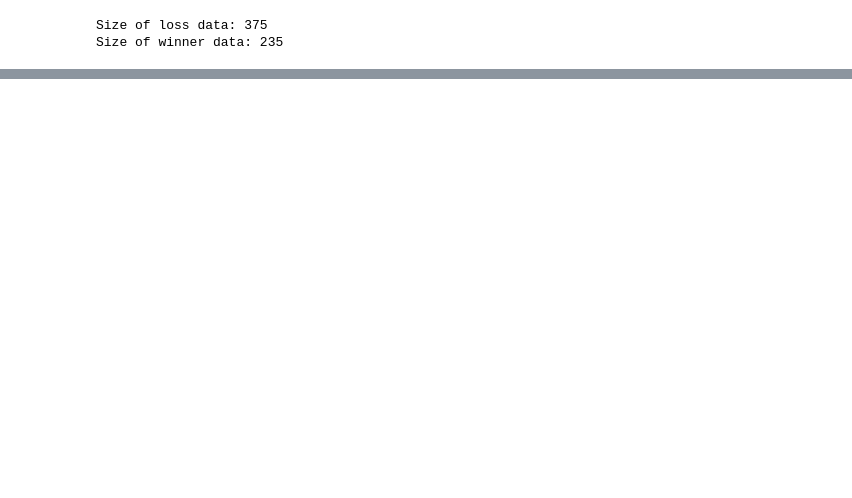
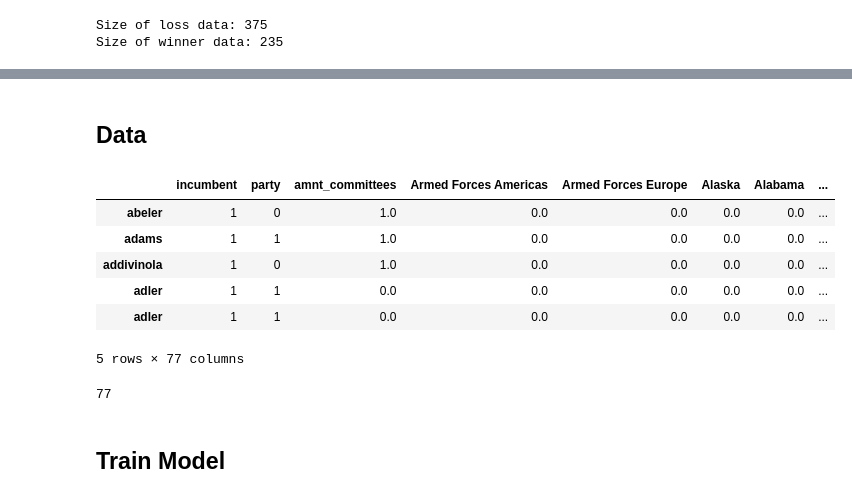
Before and after one commit to Nlorio/election-forecast, a Jupyter notebook: notebooks/3-modeling/FEC_poll_model.ipynb, the cells around one changed output, grey strips where cells are left out. Cells and saved outputs as stored; diff of their text form; code cells hidden in the pictures; blank space fills up the shorter version.

Commit message:
Have working model

```diff
--- a/notebooks/3-modeling/FEC_poll_model.ipynb
+++ b/notebooks/3-modeling/FEC_poll_model.ipynb
@@ -134,0 +251,8 @@ df
+# %%
+#Replace State Abbrevation with their full state name
+df.state
+states['MN']
+state_array = []
+for state in df.state:
+    state_array = np.append(state_array, states[state])
+df['state'] = state_array
@@ -134,0 +269,39 @@ df
+# %% [markdown]
+## Data
+# %%
+#Select only features and result from df
+df.columns
+data = df[['incumbent','party','amnt_committees',
+       'Armed Forces Americas', 'Armed Forces Europe', 'Alaska', 'Alabama',
+       'Armed Forces Pacific', 'Arkansas', 'American Samoa', 'Arizona',
+       'California', 'Colorado', 'Connecticut', 'District Of Columbia',
+       'Delaware', 'Florida', 'Georgia', 'Guam', 'Hawaii', 'Iowa', 'Idaho',
+       'Illinois', 'Indiana', 'Kansas', 'Kentucky', 'Louisiana',
+       'Massachusetts', 'Maryland', 'Maine', 'Michigan', 'Minnesota',
+       'Missouri', 'Northern Mariana Islands', 'Mississippi', 'Montana',
+       'North Carolina', 'North Dakota', 'Nebraska', 'New Hampshire',
+       'New Jersey', 'New Mexico', 'Nevada', 'New York', 'Ohio', 'Oklahoma',
+       'Oregon', 'Other', 'Pennsylvania', 'Puerto Rico', 'Rhode Island',
+       'South Carolina', 'South Dakota', 'Tennessee', 'Texas', 'Utah',
+       'Virginia', 'U.S. Virgin Islands', 'Vermont', 'Washington', 'Wisconsin',
+       'West Virginia', 'Wyoming', 'Foreign Countries', 'Donation Level 1',
+       'Donation Level 2', 'Donation Level 3', 'Donation Level 4',
+       'Donation Level 5','total_donations',
+       'estimated_num_d1_donors', 'estimated_num_d2_donors',
+       'estimated_num_d3_donors', 'estimated_num_d4_donors',
+       'estimated_num_d5_donors', 'spread', 'election_result']]
+data.head()
+# %% [output]
+|  | incumbent | party | amnt_committees | Armed Forces Americas | Armed Forces Europe | Alaska | Alabama | ... |
+| abeler | 1 | 0 | 1.0 | 0.0 | 0.0 | 0.0 | 0.0 | ... |
+| adams | 1 | 1 | 1.0 | 0.0 | 0.0 | 0.0 | 0.0 | ... |
+| addivinola | 1 | 0 | 1.0 | 0.0 | 0.0 | 0.0 | 0.0 | ... |
+| adler | 1 | 1 | 0.0 | 0.0 | 0.0 | 0.0 | 0.0 | ... |
+| adler | 1 | 1 | 0.0 | 0.0 | 0.0 | 0.0 | 0.0 | ... |
+5 rows × 77 columns
+# %%
+len(data.columns)
+# %% [output]
+77
+# %% [markdown]
+## Train Model
```
Also changed, not shown: parts of 31 cells of this notebook.
